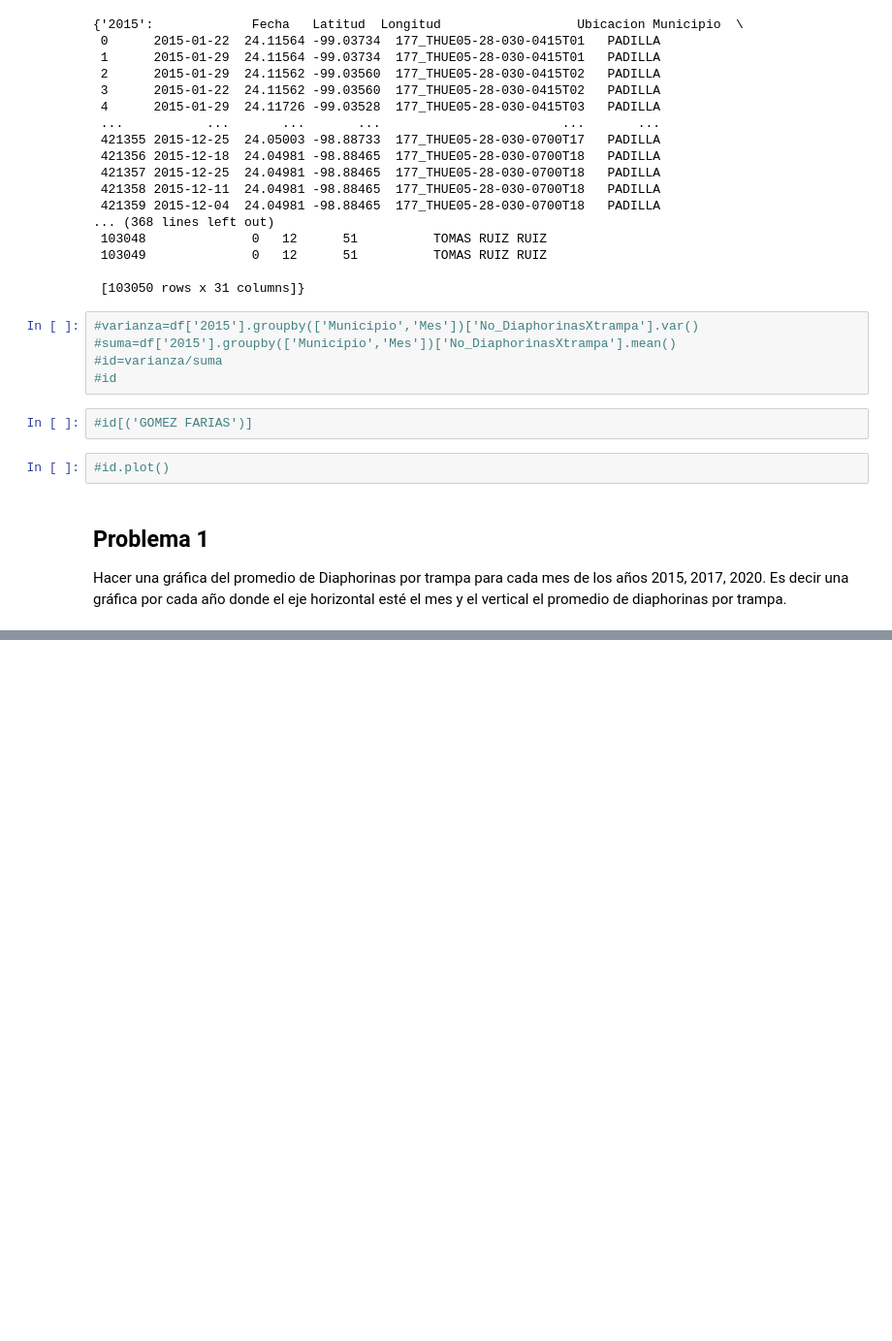
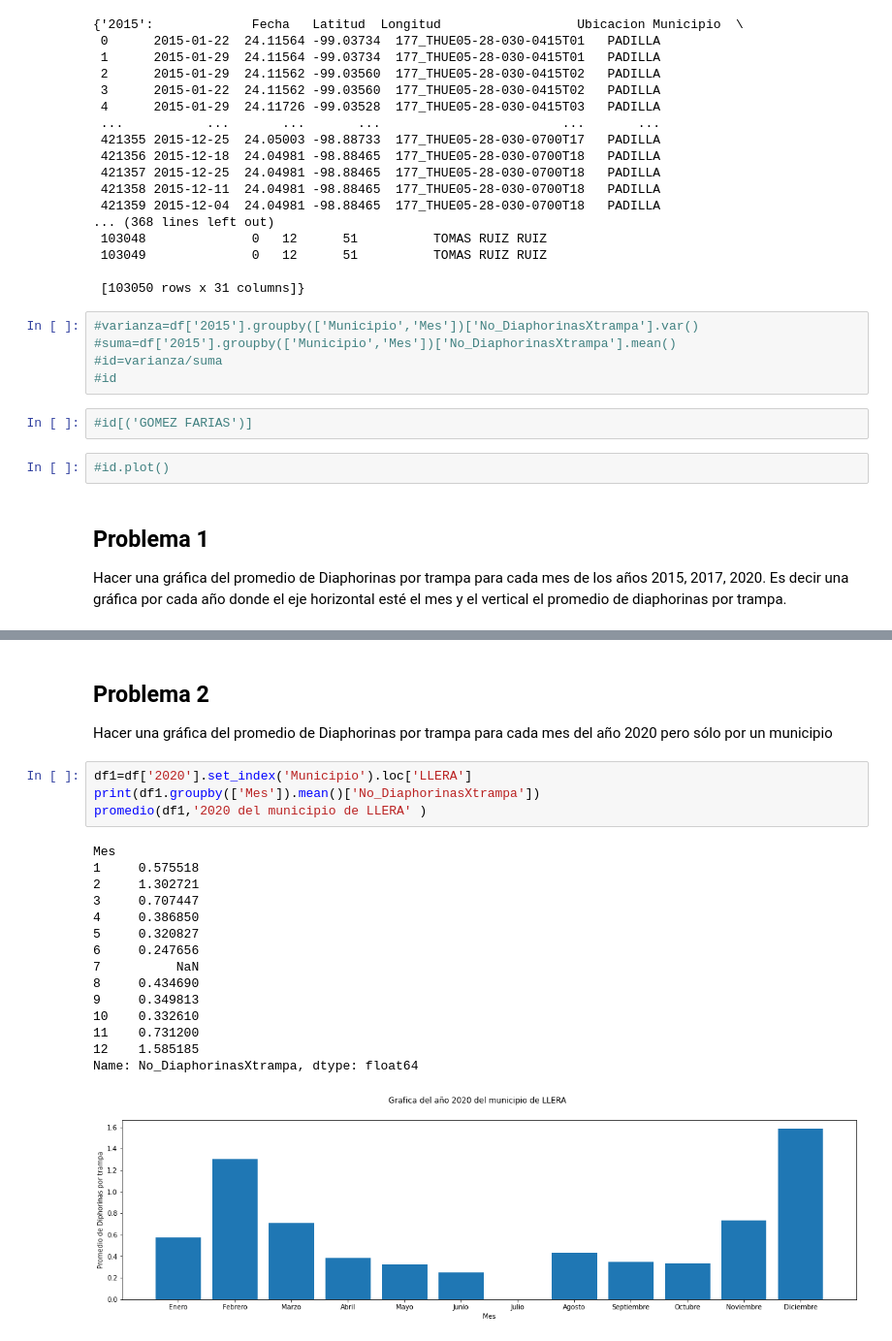
Before and after one commit to HugoMagos0725/Analisis_de_datos, a Jupyter notebook: Proyecto1_Estadistica_Descriptiva.ipynb, the cells around one changed output, grey strips where cells are left out. Shown: that part at 97% size. Saved outputs shown, nothing was run; the diff lists cells and outputs as text; blank space fills up the shorter version.

```diff
--- a/Proyecto1_Estadistica_Descriptiva.ipynb
+++ b/Proyecto1_Estadistica_Descriptiva.ipynb
@@ -73,0 +76,24 @@ promedio(df['2020'],2020)
+# %% [markdown]
+## Problema 2
+
+Hacer una gráfica del promedio de Diaphorinas por trampa para cada mes del año 2020 pero sólo por un municipio
+# %%
+df1=df['2020'].set_index('Municipio').loc['LLERA']
+print(df1.groupby(['Mes']).mean()['No_DiaphorinasXtrampa'])
+promedio(df1,'2020 del municipio de LLERA' )
+# %% [output]
+Mes
+1     0.575518
+2     1.302721
+3     0.707447
+4     0.386850
+5     0.320827
+6     0.247656
+7          NaN
+8     0.434690
+9     0.349813
+10    0.332610
+11    0.731200
+12    1.585185
+Name: No_DiaphorinasXtrampa, dtype: float64
+[figure, added]
```
Also changed, not shown: parts of 1 cell of this notebook.
